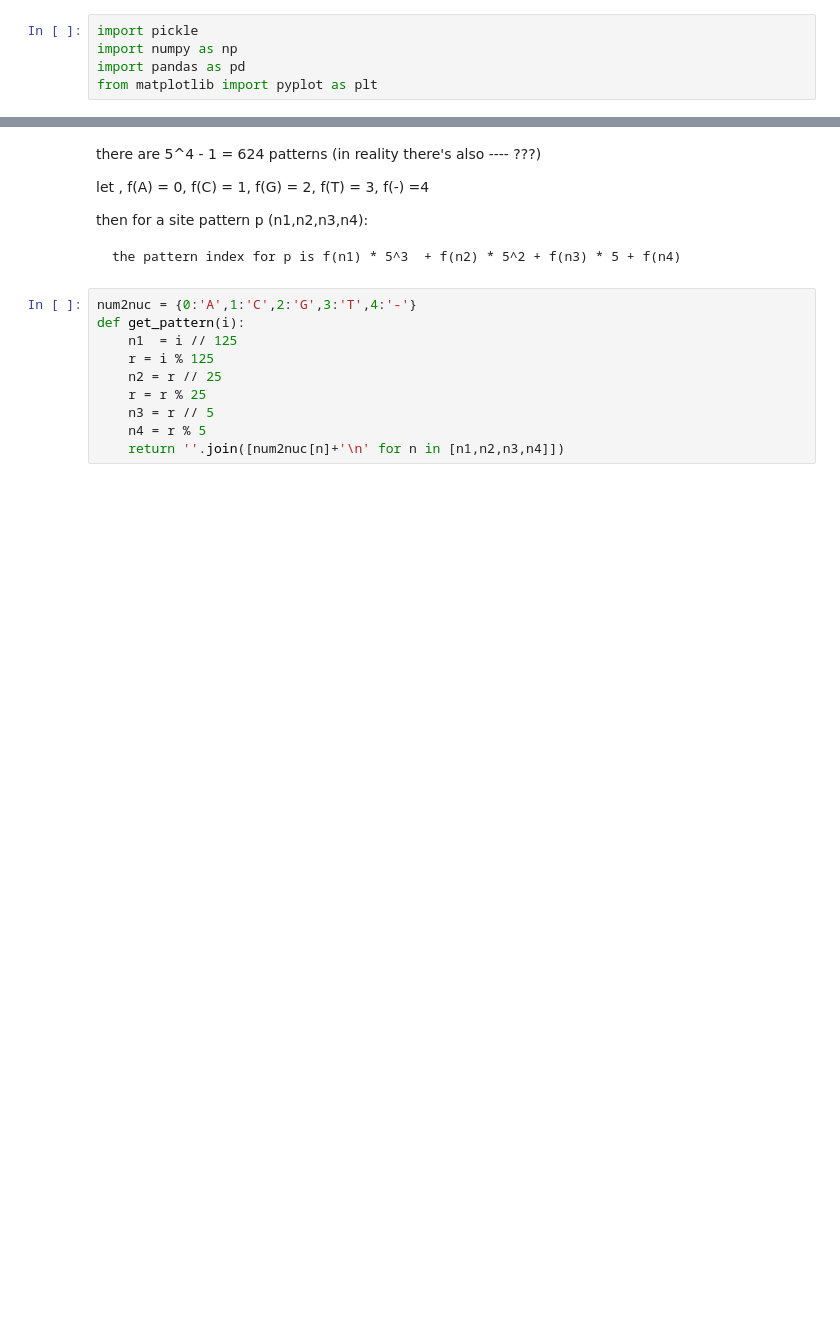
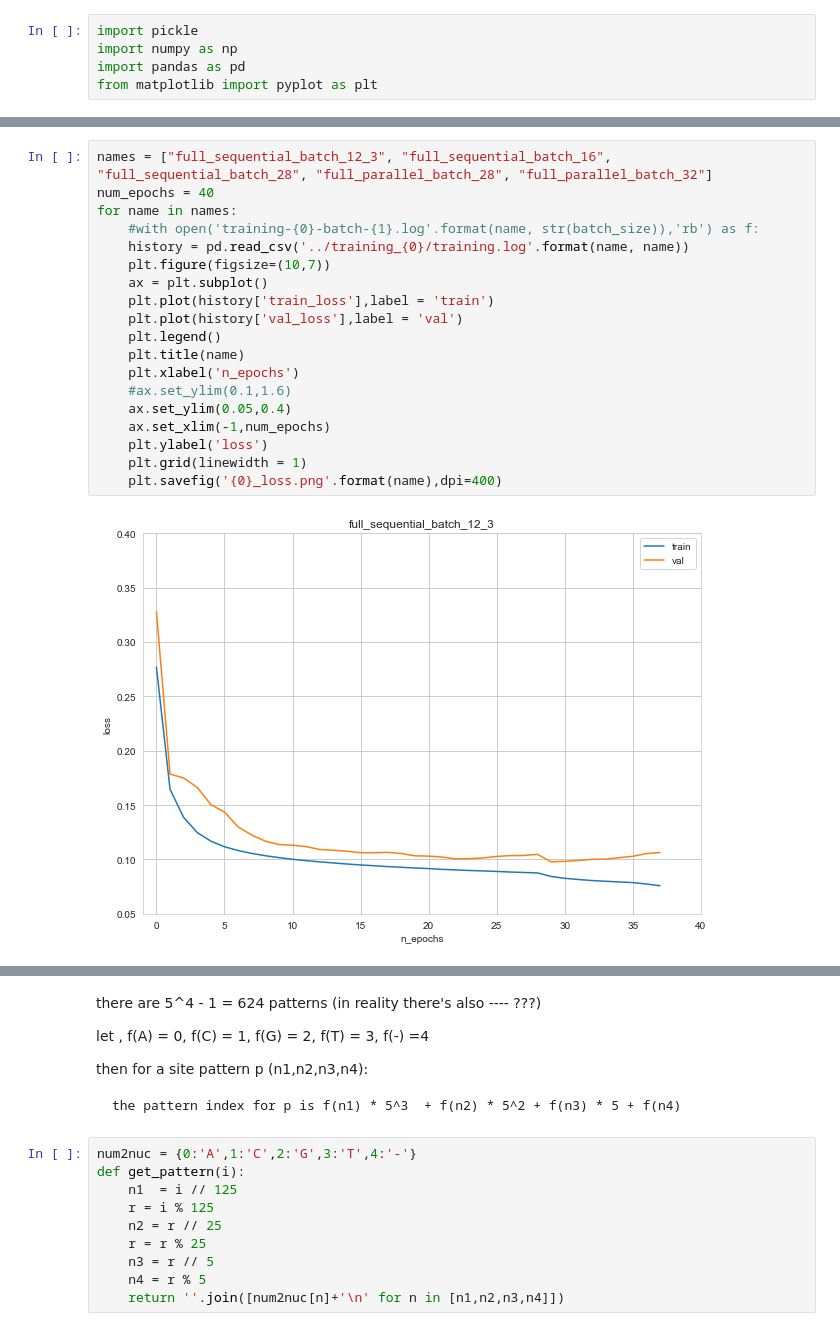
Before and after one commit to trongnhanuit/Phyloformer, a Jupyter notebook: phyloformer/data/analysis/plots.ipynb, the cells around one changed output, grey strips where cells are left out. Drawn from its saved outputs; the diff is of its cells as text; blank space fills up the shorter version.

```diff
--- a/phyloformer/data/analysis/plots.ipynb
+++ b/phyloformer/data/analysis/plots.ipynb
@@ -24,0 +29,21 @@ for batch_size in [4,12]:
+# %%
+names = ["full_sequential_batch_12_3", "full_sequential_batch_16", "full_sequential_batch_28", "full_parallel_batch_28", "full_parallel_batch_32"]
+num_epochs = 40
+for name in names:
+    #with open('training-{0}-batch-{1}.log'.format(name, str(batch_size)),'rb') as f:
+    history = pd.read_csv('../training_{0}/training.log'.format(name, name))
+    plt.figure(figsize=(10,7))
+    ax = plt.subplot()
+    plt.plot(history['train_loss'],label = 'train')
+    plt.plot(history['val_loss'],label = 'val')
+    plt.legend()
+    plt.title(name)
+    plt.xlabel('n_epochs')
+    #ax.set_ylim(0.1,1.6)
+    ax.set_ylim(0.05,0.4)
+    ax.set_xlim(-1,num_epochs)
+    plt.ylabel('loss')
+    plt.grid(linewidth = 1)
+    plt.savefig('{0}_loss.png'.format(name),dpi=400)
+# %% [output]
+[figure, added]
```
Also changed, not shown: parts of 5 cells of this notebook, 4 other files.
